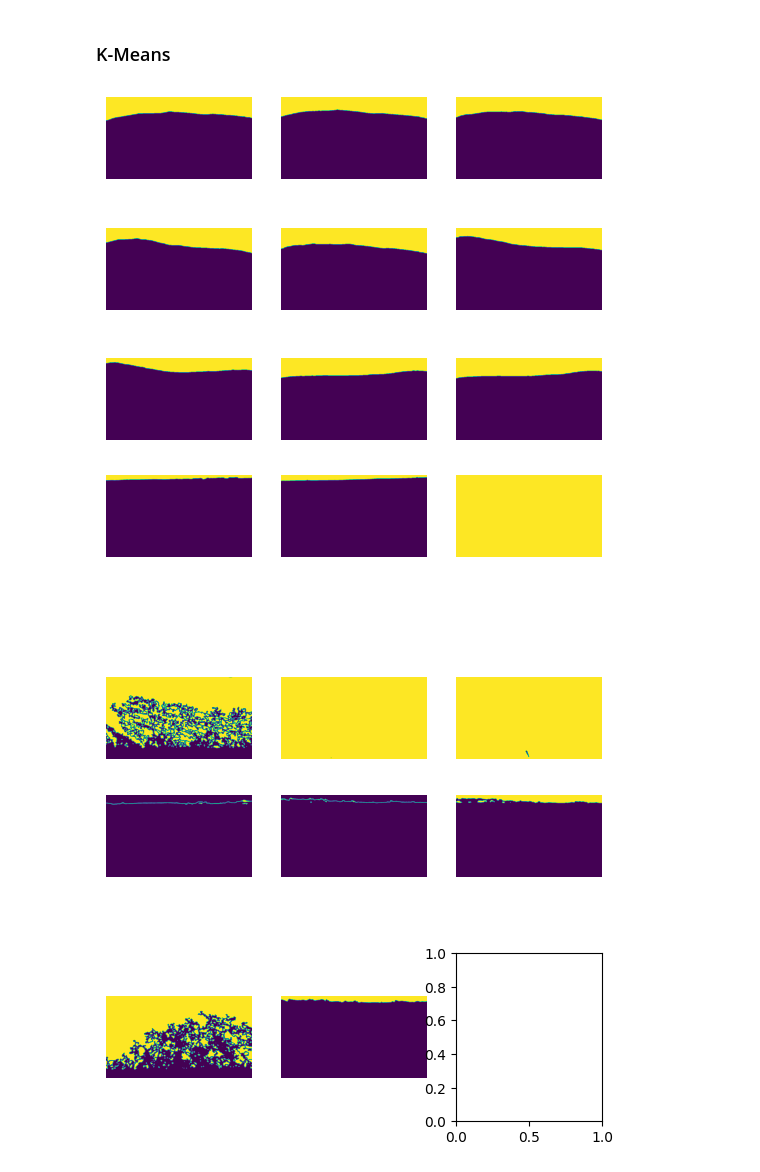
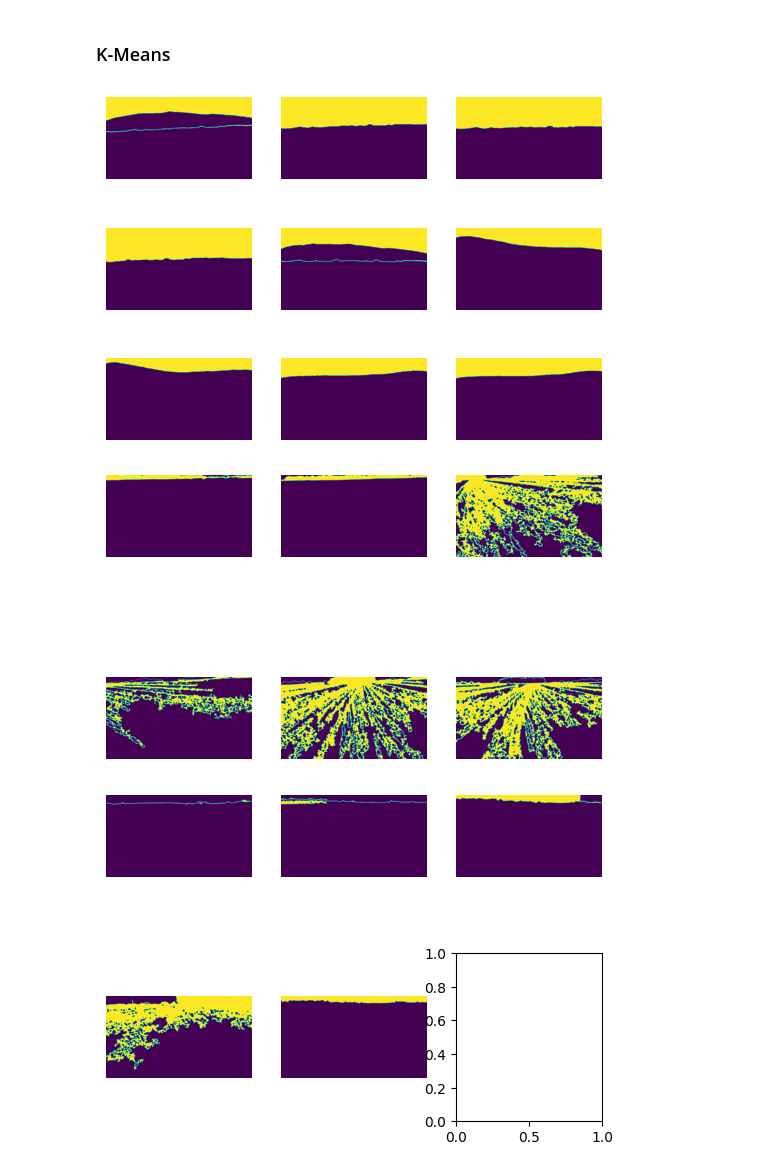
Before and after one commit to soncininicolas/dip_crop_field, a Jupyter notebook: sky_segmentation/sky_segmentation.ipynb, the cells around one changed output. Saved outputs shown, nothing was run; the diff lists cells and outputs as text; code cells hidden in the pictures.

```diff
--- a/sky_segmentation/sky_segmentation.ipynb
+++ b/sky_segmentation/sky_segmentation.ipynb
@@ -119,7 +119,7 @@ fig.show()
 
 # The Rosario Dataset
 trd_intensity_args = {
-    'ksize': (15,15),
+    'ksize': (9,9),
     'sigmaX': 0,
     'k': 3
 }
@@ -128,13 +128,13 @@ trd_clustering = []
 trd_overlay = []
 for img in trd_images:
     i_clus, i_img = IntensitySky(img, **trd_intensity_args)
-    trd_intensity.append(i_img)
+    trd_intensity.append((i_img* 255).astype(np.uint8))
     trd_clustering.append(i_clus)
     # trd_overlay.append(overlay_segmentation(img, i_clus))
 fig, axs = plot_images_grid(trd_intensity)
 fig.show()
-fig, axs = plot_images_grid(trd_clustering)
-fig.show()
+# fig, axs = plot_images_grid(trd_clustering)
+# fig.show()
 # fig, axs = plot_images_grid(trd_overlay)
 # fig.show()
 
@@ -149,13 +149,13 @@ z22_clustering = []
 z22_overlay = []
 for img in z22_images:
     i_clus, i_img = IntensitySky(img, **z22_intensity_args)
-    z22_intensity.append(i_img)
+    z22_intensity.append((i_img* 255).astype(np.uint8))
     z22_clustering.append(i_clus)
     # z22_overlay.append(overlay_segmentation(img, i_clus))
 fig, axs = plot_images_grid(z22_intensity)
 fig.show()
-fig, axs = plot_images_grid(z22_clustering)
-fig.show()
+# fig, axs = plot_images_grid(z22_clustering)
+# fig.show()
 # fig, axs = plot_images_grid(z22_overlay)
 # fig.show()
 
@@ -170,12 +170,12 @@ z23_clustering = []
 z23_overlay = []
 for img in z23_images:
     i_clus, i_img = IntensitySky(img, **z23_intensity_args)
-    z23_intensity.append(i_img)
+    z23_intensity.append((i_img* 255).astype(np.uint8))
     z23_clustering.append(i_clus)
     # z23_overlay.append(overlay_segmentation(img, i_clus))
 fig, axs = plot_images_grid(z23_intensity)
 fig.show()
-fig, axs = plot_images_grid(z23_clustering)
-fig.show()
+# fig, axs = plot_images_grid(z23_clustering)
+# fig.show()
 # fig, axs = plot_images_grid(z23_overlay)
 # fig.show()
@@ -195,41 +188,41 @@ fig.show()
 trd_kmeans_args = {
     'ksize': (25,25),
     'sigmaX': 0,
-    'k': 5
+    'k': 3
 }
 trd_kmeans = []
 for img in trd_images:
     _, i_img = KMeansSky(img)
-    trd_kmeans.append(i_img)
+    trd_kmeans.append((i_img* 255).astype(np.uint8))
 fig, axs = plot_images_grid(trd_kmeans)
 fig.show()
 
 # Zavalla 2022
 z22_kmeans_args = {
     'ksize': (5,5),
     'sigmaX': 0,
     'k': 15
 }
 z22_kmeans = []
 for img in z22_images:
     _, i_img = KMeansSky(img)
-    z22_kmeans.append(i_img)
+    z22_kmeans.append((i_img* 255).astype(np.uint8))
 fig, axs = plot_images_grid(z22_kmeans)
 fig.show()
 
 # Zavalla 2023
 z23_kmeans_args = {
     'ksize': (25,25),
     'sigmaX': 0,
     'k': 5
 }
 z23_kmeans = []
 for img in z23_images:
     _, i_img = KMeansSky(img)
-    z23_kmeans.append(i_img)
+    z23_kmeans.append((i_img* 255).astype(np.uint8))
 fig, axs = plot_images_grid(z23_kmeans)
 fig.show()
 # %% [output]
-[figure, old version]
+[figure, new version]
-[figure, old version]
+[figure, new version]
-[figure, old version]
+[figure, new version]
```
Also changed, not shown: parts of 1 cell of this notebook, 3 other files.
